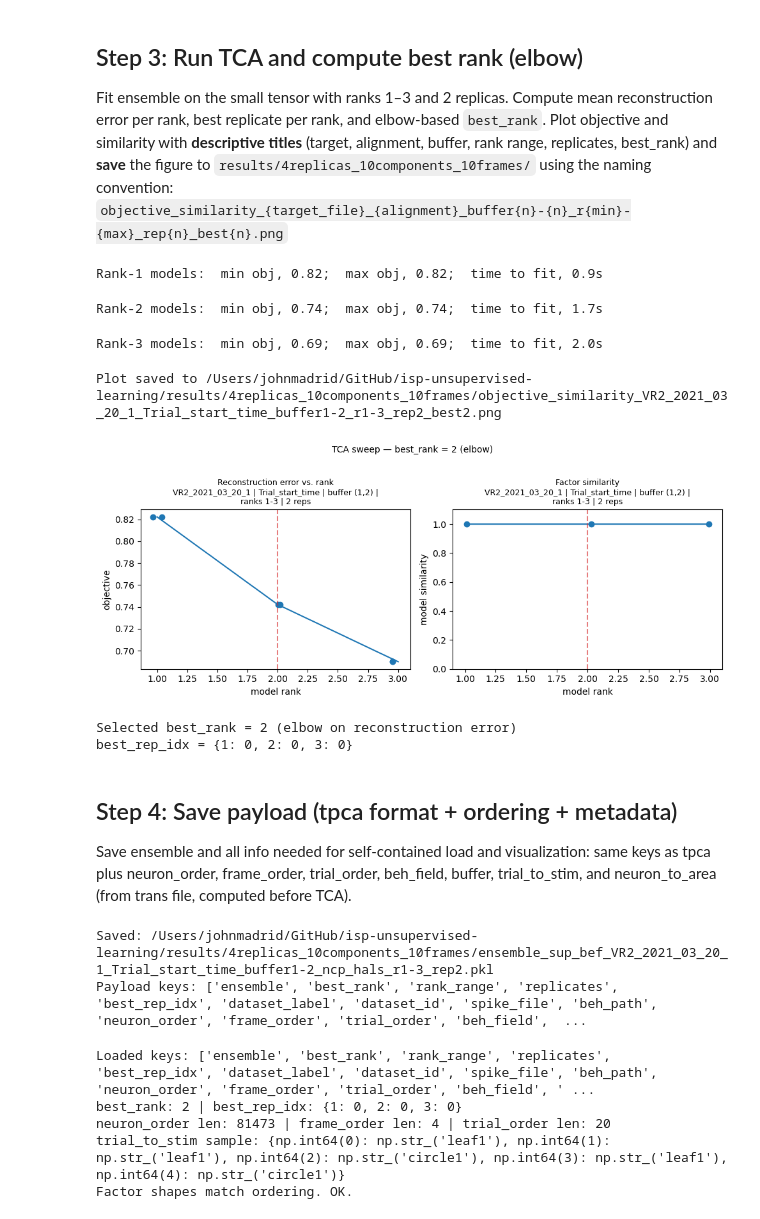
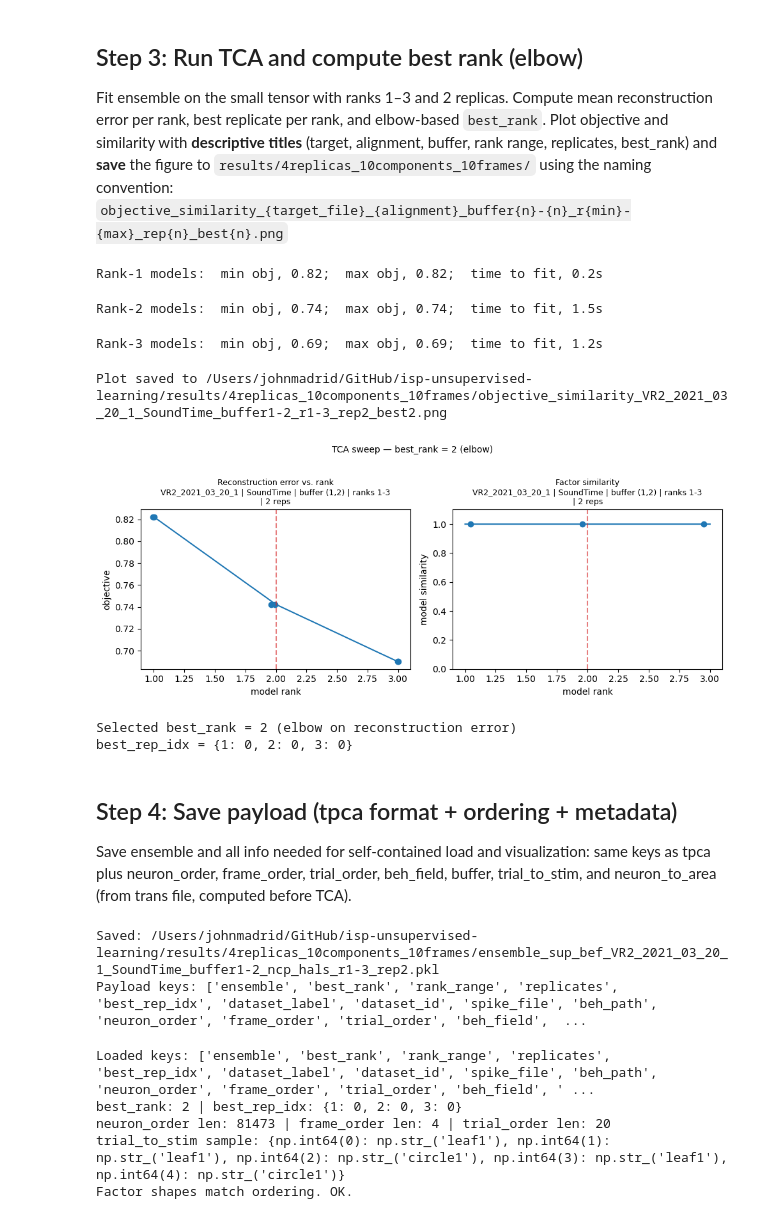
Before and after one commit to JohnMadrid/isp-unsupervised-learning, a Jupyter notebook: Batch_TCA_Pipeline.ipynb, the cells around one changed output. Drawn from its saved outputs; the diff is of its cells as text; code cells hidden in the pictures.

```diff
--- a/Batch_TCA_Pipeline.ipynb
+++ b/Batch_TCA_Pipeline.ipynb
@@ -196,8 +198,9 @@ rank_range = range(1, 4)   # ranks 1, 2, 3
 replicates = 2
 
 # Alignment and buffer used for this run (for titles and filename)
-alignment_name = "Trial_start_time"  # tunnel entrance
-buffer_used = buffer_small  # (1, 2) for Step 3 test
+# alignment_name = "Trial_start_time"  # tunnel entrance
+alignment_name = "SoundTime"  # tunnel entrance
+buffer_used = buffer_small  # (2, 2) for Step 3 test
 
 ensemble_rank_sweep = tt.Ensemble(fit_method="ncp_hals")
 ensemble_rank_sweep.fit(tensor_small, ranks=rank_range, replicates=replicates)
@@ -236,38 +239,38 @@ for r in rank_range:
             best_idx = i
     mean_errors.append(float(np.mean(errs)))
     best_rep_idx[int(r)] = int(best_idx)
 
 # Elbow heuristic on error curve
 x = np.arange(len(mean_errors), dtype=float) + 1.0
 y = np.array(mean_errors, dtype=float)
 m = (y[-1] - y[0]) / (x[-1] - x[0] + 1e-12)
 b = y[0] - m * x[0]
 dist = np.abs(m * x + b - y) / (np.sqrt(m * m + 1.0) + 1e-12)
 elbow_rank = int(x[np.argmax(dist)])
 best_rank = int(max(1, elbow_rank))
 
 for ax in axes:
     ax.axvline(best_rank, color='tab:red', linestyle='--', alpha=0.6)
 fig.suptitle(f"TCA sweep — best_rank = {best_rank} (elbow)", fontsize=10, y=1.02)
 plt.tight_layout()
 
 # Save plot with naming convention: objective_similarity_{target}_{alignment}_buffer{b}-{b}_r{min}-{max}_rep{n}_best{best}.png
 plot_filename = results_dir / (
     f"objective_similarity_{target_file}_{alignment_name}_buffer{buffer_used[0]}-{buffer_used[1]}_"
     f"r{min(rank_range)}-{max(rank_range)}_rep{replicates}_best{best_rank}.png"
 )
 plt.savefig(plot_filename, dpi=150, bbox_inches='tight')
 print(f"Plot saved to {plot_filename}")
 plt.show()
 
 print(f"Selected best_rank = {best_rank} (elbow on reconstruction error)")
 print(f"best_rep_idx = {best_rep_idx}")
 # %% [output]
-Rank-1 models:  min obj, 0.82;  max obj, 0.82;  time to fit, 0.9s
+Rank-1 models:  min obj, 0.82;  max obj, 0.82;  time to fit, 0.2s
-Rank-2 models:  min obj, 0.74;  max obj, 0.74;  time to fit, 1.7s
+Rank-2 models:  min obj, 0.74;  max obj, 0.74;  time to fit, 1.5s
-Rank-3 models:  min obj, 0.69;  max obj, 0.69;  time to fit, 2.0s
+Rank-3 models:  min obj, 0.69;  max obj, 0.69;  time to fit, 1.2s
-Plot saved to /Users/johnmadrid/GitHub/isp-unsupervised-learning/results/4replicas_10components_10frames/objective_similarity_VR2_2021_03_20_1_Trial_start_time_buffer1-2_r1-3_rep2_best2.png
+Plot saved to /Users/johnmadrid/GitHub/isp-unsupervised-learning/results/4replicas_10components_10frames/objective_similarity_VR2_2021_03_20_1_SoundTime_buffer1-2_r1-3_rep2_best2.png
-[figure, old version]
+[figure, new version]
 Selected best_rank = 2 (elbow on reconstruction error)
 best_rep_idx = {1: 0, 2: 0, 3: 0}
 # %% [markdown]
@@ -285,7 +288,9 @@ dataset_label = next((k for k, v in candidates.items() if v == dataset_id), "unk
 # Ordering used in the tensor (must match tensor_small dimensions)
 n_neurons, n_time, n_trials = tensor_small.shape
 neuron_order = np.arange(n_neurons)  # neuron index in tensor = 0 .. n_neurons-1
-frame_order = np.arange(n_time)       # time index = 0 .. n_time-1 (relative to alignment window)
+# Time axis: relative frames (negative = before, 0 = alignment, positive = after)
+frame_order = np.arange(-buffer_used[0], buffer_used[1] + 1, dtype=int)  # e.g. (2,8) → [-2,-1,0,1,...,8]
+assert len(frame_order) == n_time, f"frame_order length {len(frame_order)} != n_time {n_time}"
 trial_order = np.asarray(beh["trInd"][:n_trials_test], dtype=int)  # actual trial IDs for first n_trials_test trials
 
 # TrialStim per trial (for visualization)
@@ -324,7 +329,7 @@ with open(save_path, "wb") as f:
 print(f"Saved: {save_path}")
 print(f"Payload keys: {list(payload.keys())}")
 # %% [output]
-Saved: /Users/johnmadrid/GitHub/isp-unsupervised-learning/results/4replicas_10components_10frames/ensemble_sup_bef_VR2_2021_03_20_1_Trial_start_time_buffer1-2_ncp_hals_r1-3_rep2.pkl
+Saved: /Users/johnmadrid/GitHub/isp-unsupervised-learning/results/4replicas_10components_10frames/ensemble_sup_bef_VR2_2021_03_20_1_SoundTime_buffer1-2_ncp_hals_r1-3_rep2.pkl
 Payload keys: ['ensemble', 'best_rank', 'rank_range', 'replicates', 'best_rep_idx', 'dataset_label', 'dataset_id', 'spike_file', 'beh_path', 'neuron_order', 'frame_order', 'trial_order', 'beh_field',  ...
 # %%
 # Load and verify saved payload
```
Also changed, not shown: parts of 4 cells of this notebook.
